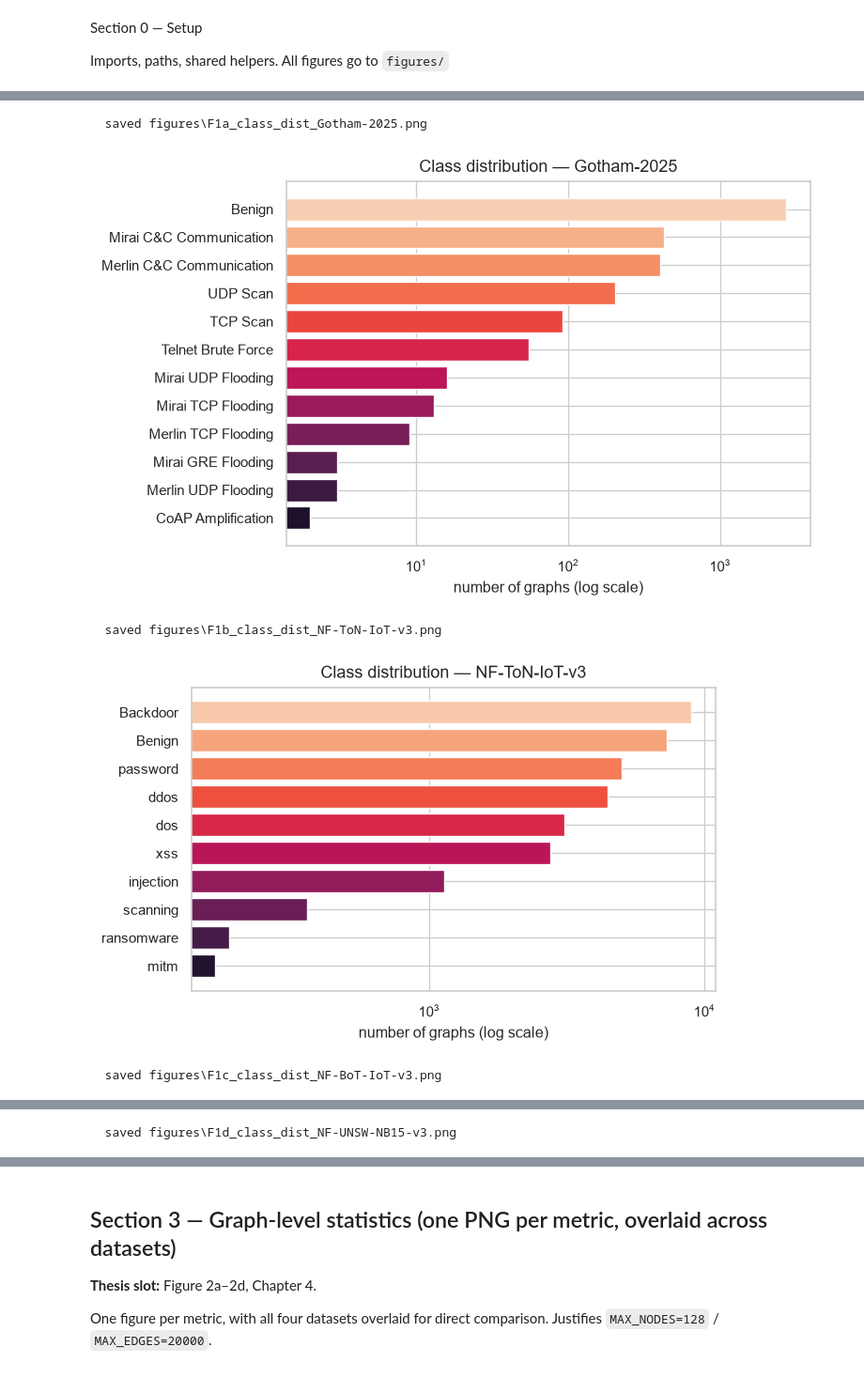
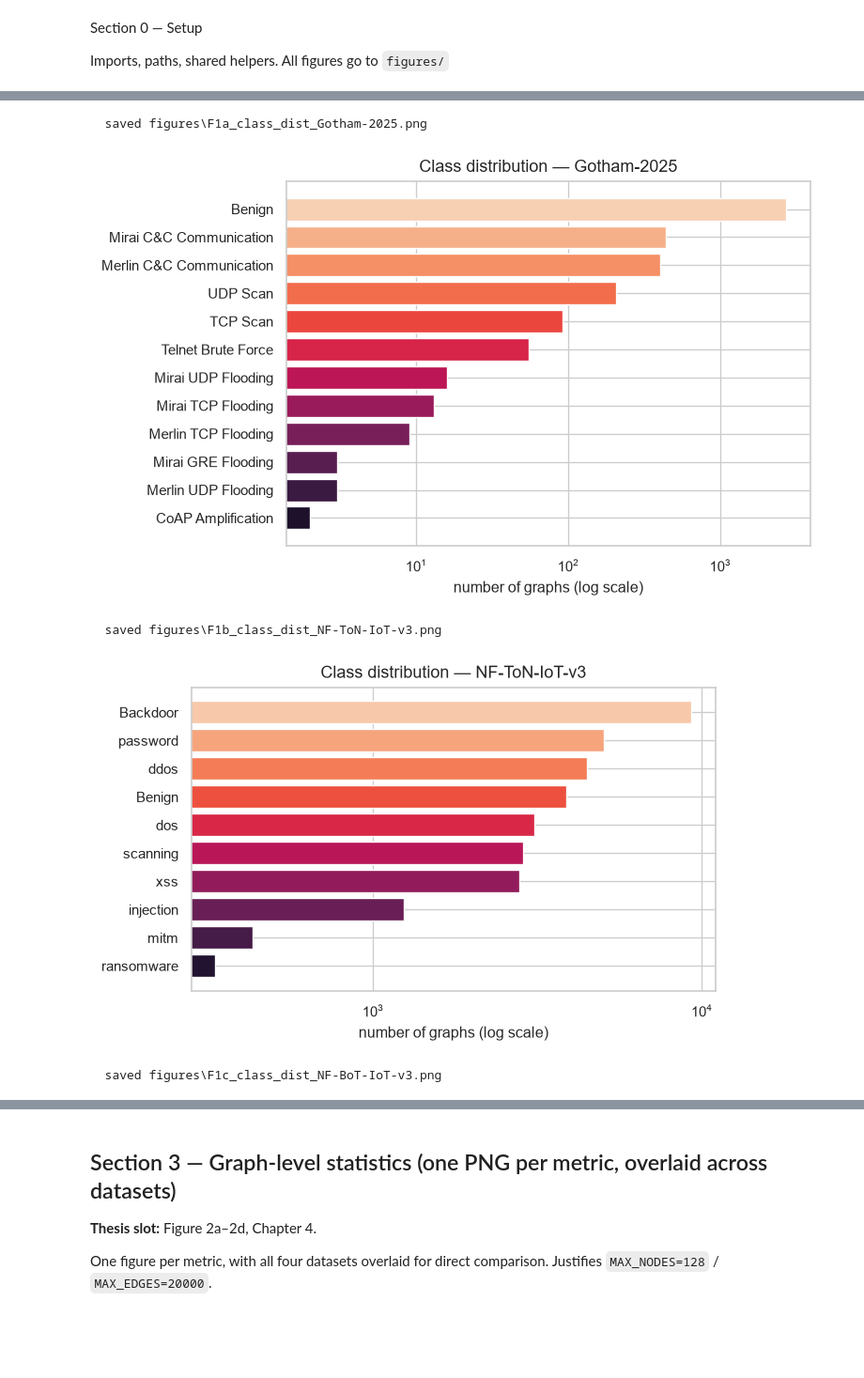
Before and after one commit to asicoltd/MC-STGAT-IDS, a Jupyter notebook: 0_2_phase_Dataset_Explore.ipynb, the cells around one changed output, grey strips where cells are left out. Shown at 94% size. Cells and saved outputs as stored; diff of their text form; code cells hidden in the pictures; blank space fills up the shorter version.

Commit message:
Threshold removed,, single attack in a graph is flagged as attack now

```diff
--- a/0_2_phase_Dataset_Explore.ipynb
+++ b/0_2_phase_Dataset_Explore.ipynb
@@ -37,13 +37,11 @@ DATASETS = {
     'Gotham-2025':      'Gotham_processed_features_10s/graphs',
     'NF-ToN-IoT-v3':    'NFToNIoT_v3_10s/graphs',
     'NF-BoT-IoT-v3':    'NFBoTIoT_v3_10s/graphs',
-    'NF-UNSW-NB15-v3':  'NFUNSWNB15_v3_10s/graphs',
 }
 THRESHOLDS = {
-    'Gotham-2025':      0.08,
-    'NF-ToN-IoT-v3':    0.15,
-    'NF-BoT-IoT-v3':    0.10,
-    'NF-UNSW-NB15-v3':  0.08,
+    'Gotham-2025':      0,
+    'NF-ToN-IoT-v3':    0,
+    'NF-BoT-IoT-v3':    0,
 }
 
 def slug(name):
@@ -149,33 +143,33 @@ Output files:
 letters = ['a', 'b', 'c', 'd', 'e']
 imbalance_rows = []
 
 for i, (name, root) in enumerate(DATASETS.items()):
     if not os.path.isdir(root):
         continue
     cnt = Counter(graph_label(g, THRESHOLDS[name]) for g in all_graphs(root))
     if not cnt:
         continue
     ser = pd.Series(cnt).sort_values(ascending=True)
 
     fig, ax = plt.subplots(figsize=(6, max(2.2, 0.35 * len(ser))))
     ax.barh(ser.index, ser.values,
             color=sns.color_palette('rocket', len(ser)))
     ax.set_xscale('log')
     ax.set_xlabel('number of graphs (log scale)')
     ax.set_title(f'Class distribution — {name}')
     save_fig(fig, f'F1{letters[i]}_class_dist_{slug(name)}')
 
     imbalance_rows.append({
         'Dataset': name,
         'Majority class': ser.idxmax(), 'Majority count': int(ser.max()),
         'Minority class': ser.idxmin(), 'Minority count': int(ser.min()),
-        'Imbalance (maj/min)': round(M.sum(axis=1).max() / max(M.sum(axis=1).min(), 1), 1),
+        'Imbalance (maj/min)': round(ser.max() / max(ser.min(), 1), 1),
     })
 
 pd.DataFrame(imbalance_rows)
 # %% [output]
   saved figures\F1a_class_dist_Gotham-2025.png
 [figure]
   saved figures\F1b_class_dist_NF-ToN-IoT-v3.png
-[figure, old version]
+[figure, new version]
   saved figures\F1c_class_dist_NF-BoT-IoT-v3.png
@@ -183 +176,0 @@ pd.DataFrame(imbalance_rows)
-  saved figures\F1d_class_dist_NF-UNSW-NB15-v3.png
```
Also changed, not shown: parts of 15 cells of this notebook, 5 other files.
